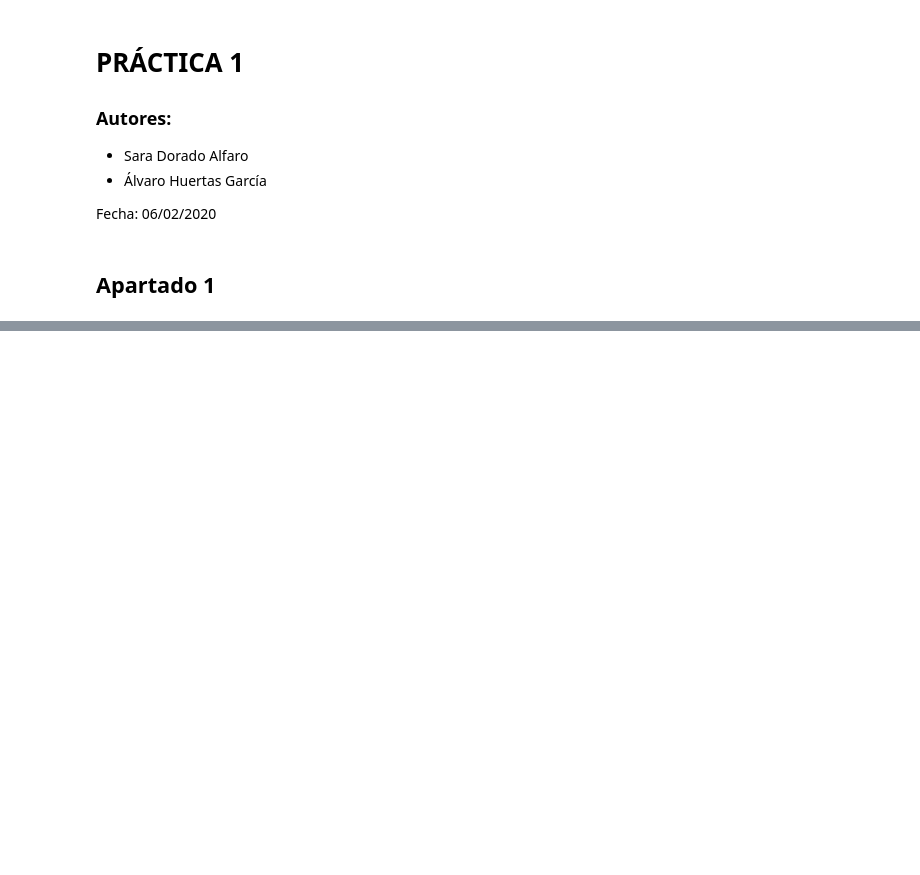
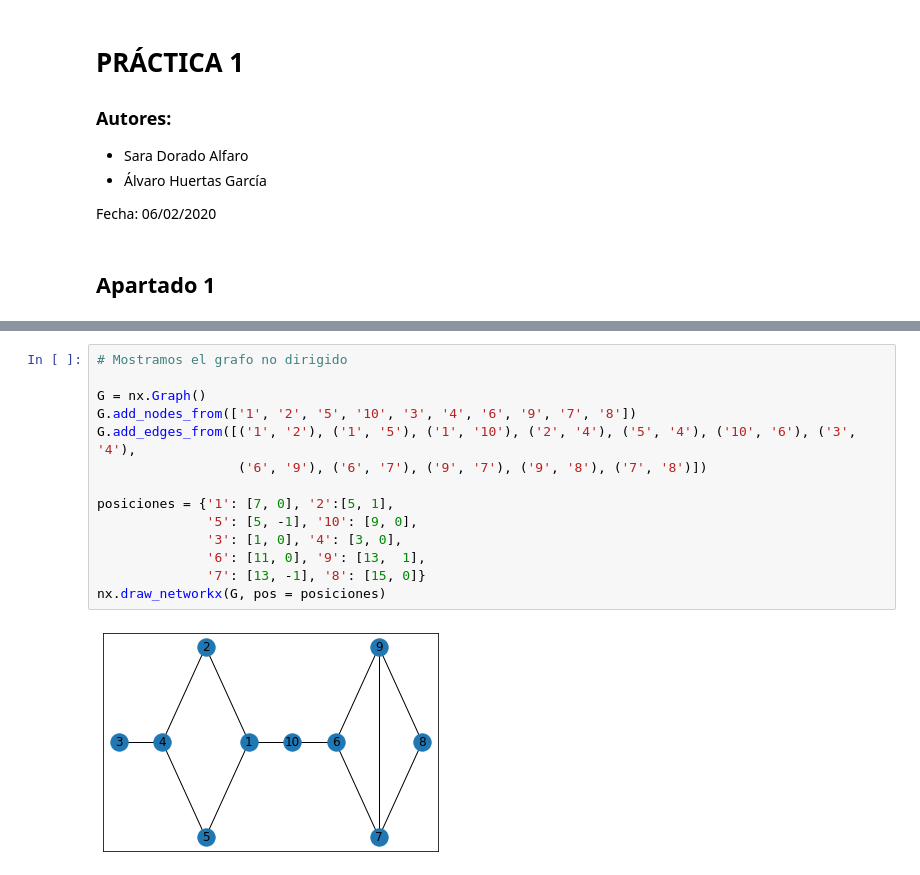
Before and after one commit to Huertas97/CRRTT_practicas, a Jupyter notebook: practica1/practica1.ipynb, the cells around one changed output, grey strips where cells are left out. Drawn from its saved outputs; the diff is of its cells as text; blank space fills up the shorter version.

```diff
--- a/practica1/practica1.ipynb
+++ b/practica1/practica1.ipynb
@@ -27,3 +43,19 @@ Número de ramas. Tamaño:  12
+# %%
+# Mostramos el grafo no dirigido
+
+G = nx.Graph()
+G.add_nodes_from(['1', '2', '5', '10', '3', '4', '6', '9', '7', '8'])
+G.add_edges_from([('1', '2'), ('1', '5'), ('1', '10'), ('2', '4'), ('5', '4'), ('10', '6'), ('3', '4'),
+                  ('6', '9'), ('6', '7'), ('9', '7'), ('9', '8'), ('7', '8')])
+
+posiciones = {'1': [7, 0], '2':[5, 1],
+              '5': [5, -1], '10': [9, 0],
+              '3': [1, 0], '4': [3, 0],
+              '6': [11, 0], '9': [13,  1],
+              '7': [13, -1], '8': [15, 0]}
+nx.draw_networkx(G, pos = posiciones)
+# %% [output]
+[figure, added]
 # %% [markdown]
 ### 1. Representad el siguiente grafo dirigido mediante (a) una matriz de adyacencia y (b) una lista de adyacencia.
 
```
Also changed, not shown: parts of 4 cells of this notebook.
